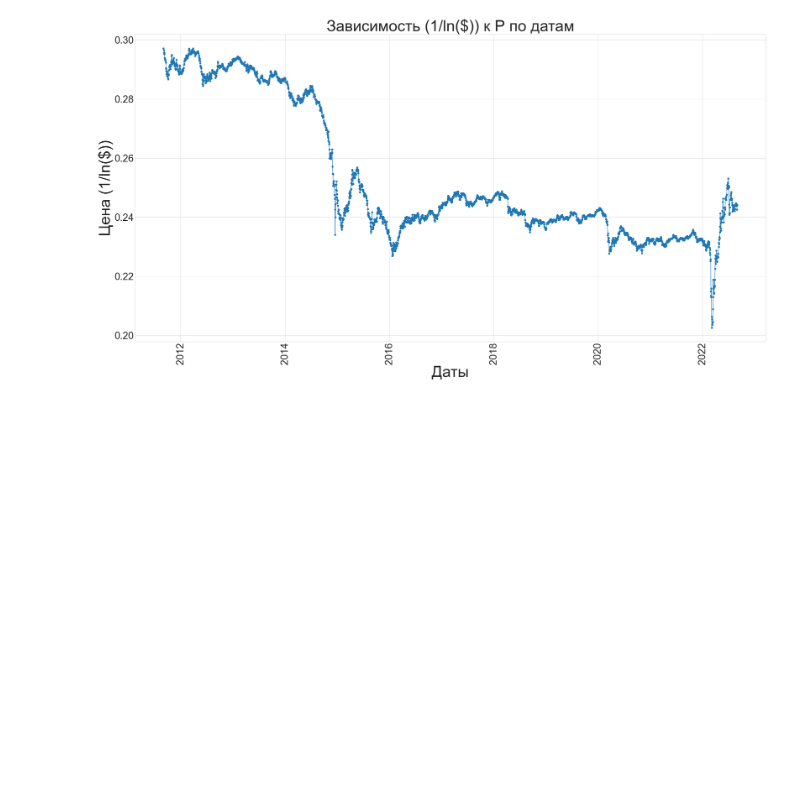
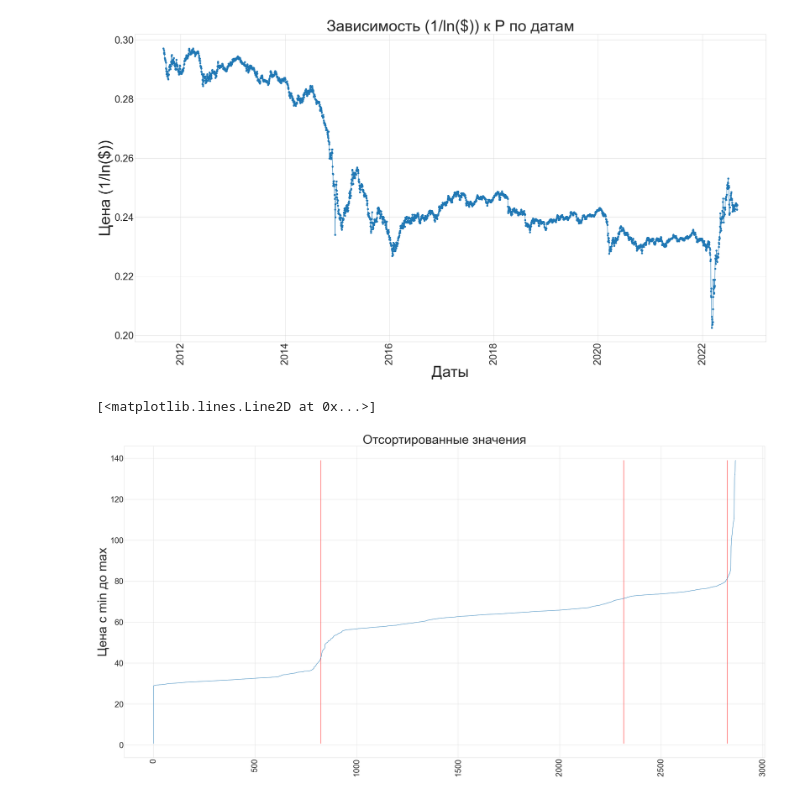
Before and after one commit to TimmmofeyD/lessons, a Jupyter notebook: практика/введение в проф деят/graph$.ipynb, the cells around one changed output. Drawn from its saved outputs; the diff is of its cells as text; code cells hidden in the pictures; blank space fills up the shorter version.

```diff
--- a/практика/введение в проф деят/graph$.ipynb
+++ b/практика/введение в проф деят/graph$.ipynb
@@ -127,18 +126,21 @@ plt.plot(x, y, marker = "o")
 # %%
 data.sort_values(by=['Close'], inplace=True)
 
 x = [*range(len(data))]
-y = [log(i) for i in data["Close"]]
+y = data["Close"]
 plt.figure(figsize=(50, 25))
 plt.title('Отсортированные значения', size = 55)
 plt.ylabel('Цена с min до max', size = 55)
 plt.xticks(rotation=90)
 plt.tick_params(labelsize=35)
-# plt.vlines(825, y.min(), y.max(), color = "r")
-# plt.vlines(2315, y.min(), y.max(), color = "r")
-# plt.vlines(2825, y.min(), y.max(), color = "r")
+plt.vlines(825, y.min(), y.max(), color = "r")
+plt.vlines(2315, y.min(), y.max(), color = "r")
+plt.vlines(2825, y.min(), y.max(), color = "r")
 plt.minorticks_on()
-plt.plot(x, y, marker = "o")
+plt.plot(x, y)
+# %% [output]
+[<matplotlib.lines.Line2D at 0x...>]
+[figure, added]
 # %%
 from collections import Counter
 # %%
```
Also changed, not shown: parts of 2 cells of this notebook.
